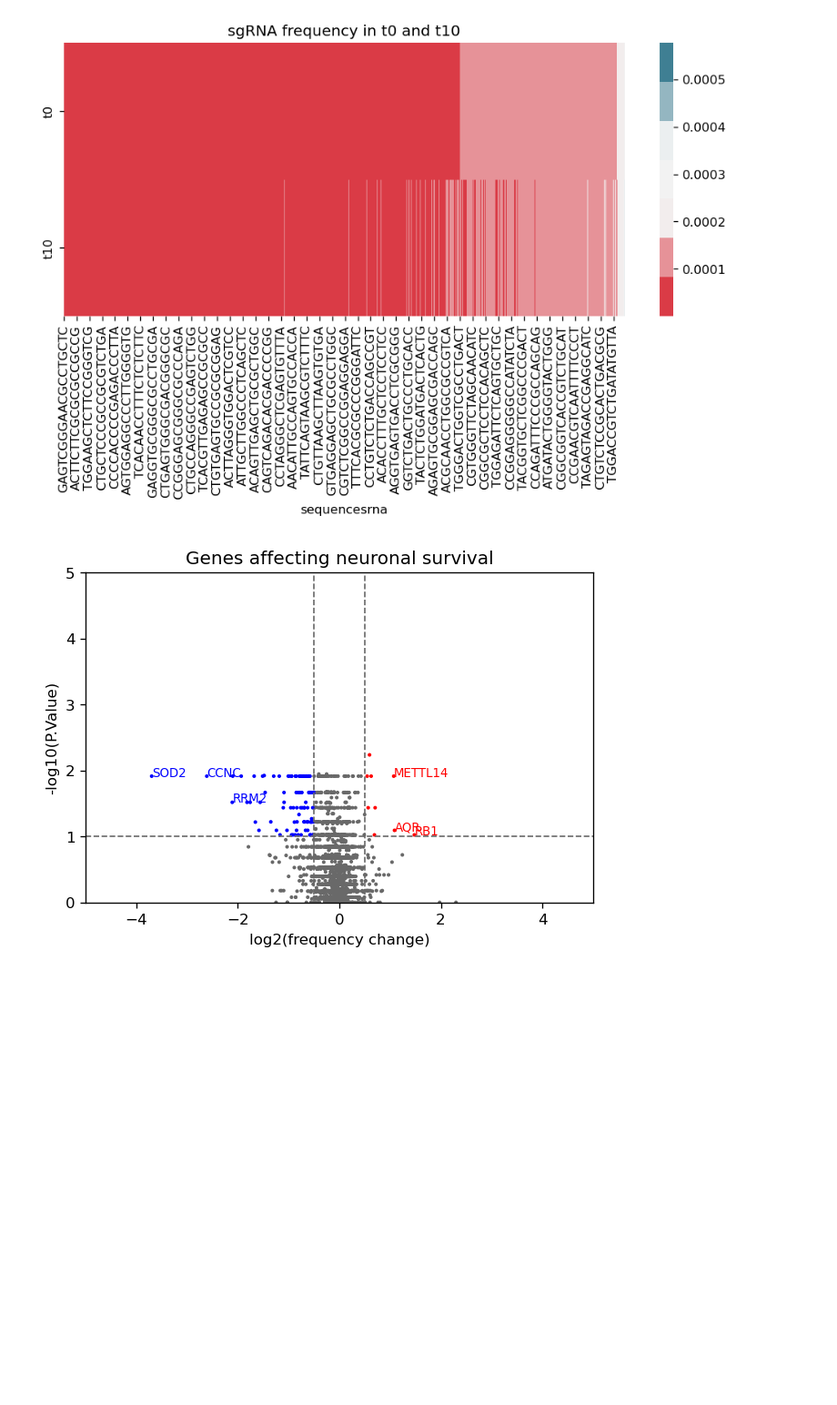
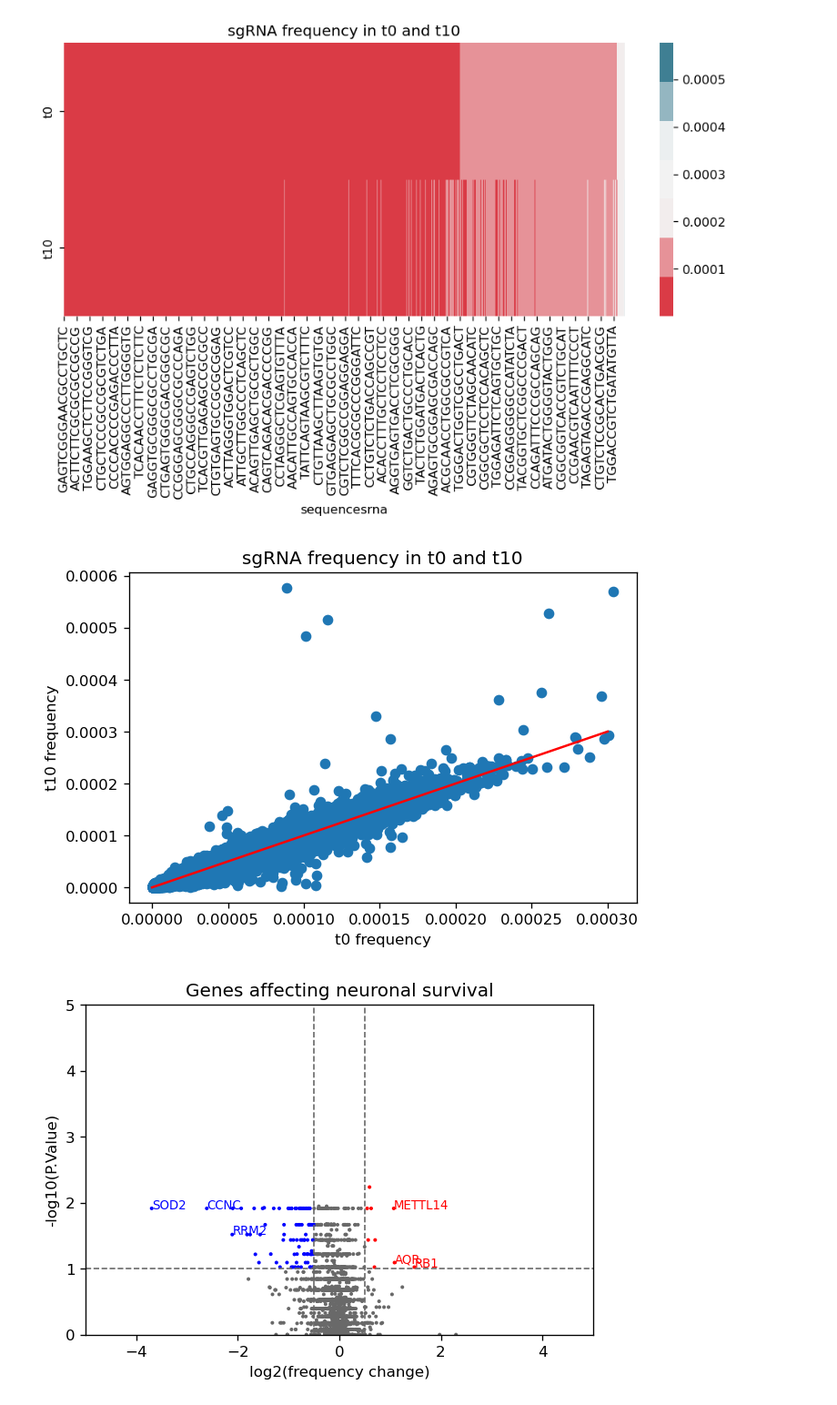
Before and after one commit to team4finalproject1234/finalproject, a Jupyter notebook: visualization.ipynb, the cells around one changed output. Shown at 91% size. Saved outputs shown, nothing was run; the diff lists cells and outputs as text; code cells hidden in the pictures; blank space fills up the shorter version.

```diff
--- a/visualization.ipynb
+++ b/visualization.ipynb
@@ -18,6 +19,19 @@ plt.title('sgRNA frequency in t0 and t10')
 plt.savefig('heatmap.png')
 # %% [output]
 [figure]
+# %%
+#scatter plot
+df_plot = df1[['sequencesrna','freq0','freq10']]
+fig = plt.figure(dpi=120)
+ax = fig.add_subplot()
+ax.set(title='sgRNA frequency in t0 and t10',xlabel='t0 frequency',ylabel='t10 frequency')
+ax.scatter(df_plot[['freq0']],df_plot[['freq10']])
+x = np.linspace(0,0.0003,10)
+y=x
+ax.plot(x,y,c="red")
+plt.savefig('scatterplot.png')
+# %% [output]
+[figure, added]
 # %%
 #volcano plot
 df2 = pd.read_csv('result_for_plot.csv',sep=',')
```
Also changed, not shown: parts of 1 cell of this notebook.
